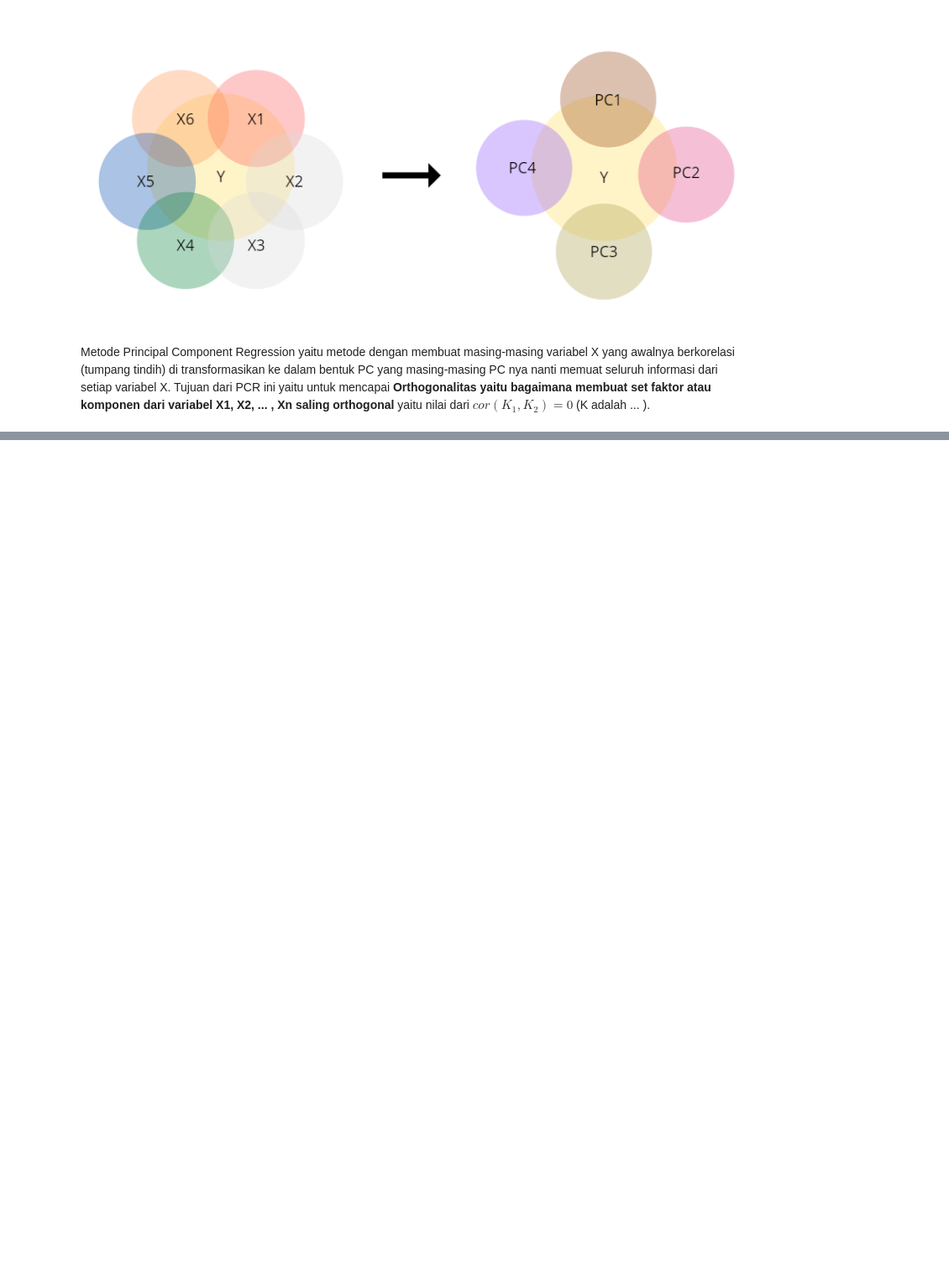
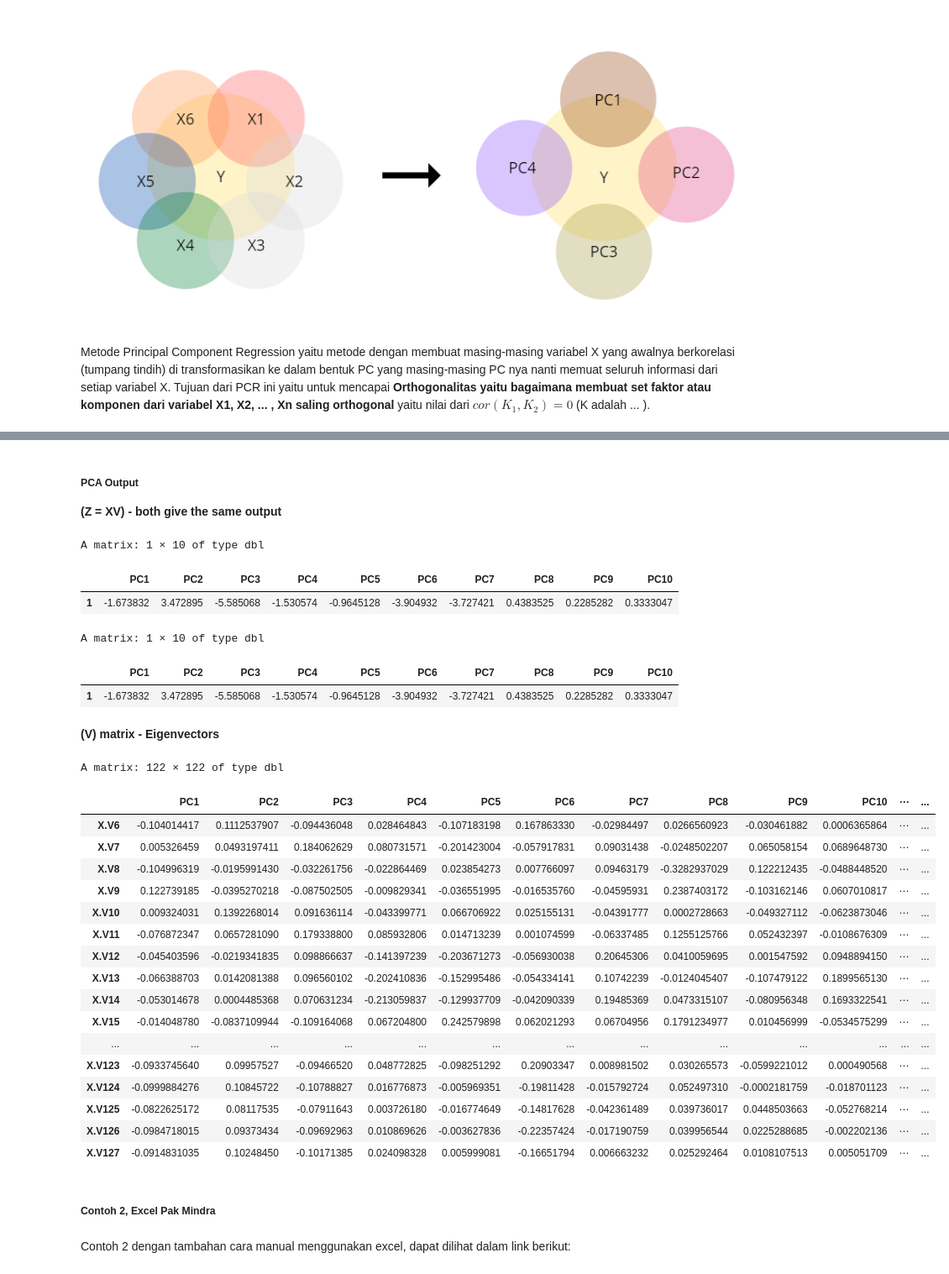
Before and after one commit to JuzmaFR/Analisis-Regresi-Catatan-Kuliah, a Jupyter notebook: Analisis Regresi.ipynb, the cells around one changed output, grey strips where cells are left out. Shown at 84% size. Cells and saved outputs as stored; diff of their text form; code cells hidden in the pictures; blank space fills up the shorter version.

```diff
--- a/Analisis Regresi.ipynb
+++ b/Analisis Regresi.ipynb
@@ -236,0 +331,4 @@ crimeData.descr <- crimeData[1:1450,]
+# %%
+crimeData.y <- crimeData.descr$y
+crimeData.descr$y <- NULL
+crimeData.y
@@ -241,0 +404,3 @@ ERROR: ignored
+# %%
+crimeData.norm <- data.Normalization(crimeData.descr, type="n1", normalization="column")
+crimeData.y.norm <- data.Normalization(crimeData.y, type="n1", normalization="column")
@@ -241,0 +409,3 @@ ERROR: ignored
+# %%
+crimeData.pca1 <- prcomp(crimeData.norm, center=TRUE, scale.=TRUE)
+summary(crimeData.pca1)
@@ -241,0 +430,42 @@ ERROR: ignored
+# %% [markdown]
+##### PCA Output
+**\(Z = XV\) - both give the same output**
+# %%
+crimeData.pca1$x [,1:10] %>% head(1)
+# %% [output]
+A matrix: 1 × 10 of type dbl
+|  | PC1 | PC2 | PC3 | PC4 | PC5 | PC6 | PC7 | PC8 | PC9 | PC10 |
+| 1 | -1.673832 | 3.472895 | -5.585068 | -1.530574 | -0.9645128 | -3.904932 | -3.727421 | 0.4383525 | 0.2285282 | 0.3333047 |
+# %%
+as.matrix(crimeData.norm) %*% as.matrix(crimeData.pca1$rotation) [,1:10] %>% head(1)
+# %% [output]
+A matrix: 1 × 10 of type dbl
+|  | PC1 | PC2 | PC3 | PC4 | PC5 | PC6 | PC7 | PC8 | PC9 | PC10 |
+| 1 | -1.673832 | 3.472895 | -5.585068 | -1.530574 | -0.9645128 | -3.904932 | -3.727421 | 0.4383525 | 0.2285282 | 0.3333047 |
+# %% [markdown]
+**\(V\) matrix - Eigenvectors**
+# %%
+crimeData.pca1$rotation
+# %% [output]
+A matrix: 122 × 122 of type dbl
+|  | PC1 | PC2 | PC3 | PC4 | PC5 | PC6 | PC7 | PC8 | PC9 | PC10 | ⋯ | ... |
+| X.V6 | -0.104014417 | 0.1112537907 | -0.094436048 | 0.028464843 | -0.107183198 | 0.167863330 | -0.02984497 | 0.0266560923 | -0.030461882 | 0.0006365864 | ⋯ | ... |
+| X.V7 | 0.005326459 | 0.0493197411 | 0.184062629 | 0.080731571 | -0.201423004 | -0.057917831 | 0.09031438 | -0.0248502207 | 0.065058154 | 0.0689648730 | ⋯ | ... |
+| X.V8 | -0.104996319 | -0.0195991430 | -0.032261756 | -0.022864469 | 0.023854273 | 0.007766097 | 0.09463179 | -0.3282937029 | 0.122212435 | -0.0488448520 | ⋯ | ... |
+| X.V9 | 0.122739185 | -0.0395270218 | -0.087502505 | -0.009829341 | -0.036551995 | -0.016535760 | -0.04595931 | 0.2387403172 | -0.103162146 | 0.0607010817 | ⋯ | ... |
+| X.V10 | 0.009324031 | 0.1392268014 | 0.091636114 | -0.043399771 | 0.066706922 | 0.025155131 | -0.04391777 | 0.0002728663 | -0.049327112 | -0.0623873046 | ⋯ | ... |
+| X.V11 | -0.076872347 | 0.0657281090 | 0.179338800 | 0.085932806 | 0.014713239 | 0.001074599 | -0.06337485 | 0.1255125766 | 0.052432397 | -0.0108676309 | ⋯ | ... |
+| X.V12 | -0.045403596 | -0.0219341835 | 0.098866637 | -0.141397239 | -0.203671273 | -0.056930038 | 0.20645306 | 0.0410059695 | 0.001547592 | 0.0948894150 | ⋯ | ... |
+| X.V13 | -0.066388703 | 0.0142081388 | 0.096560102 | -0.202410836 | -0.152995486 | -0.054334141 | 0.10742239 | -0.0124045407 | -0.107479122 | 0.1899565130 | ⋯ | ... |
+| X.V14 | -0.053014678 | 0.0004485368 | 0.070631234 | -0.213059837 | -0.129937709 | -0.042090339 | 0.19485369 | 0.0473315107 | -0.080956348 | 0.1693322541 | ⋯ | ... |
+| X.V15 | -0.014048780 | -0.0837109944 | -0.109164068 | 0.067204800 | 0.242579898 | 0.062021293 | 0.06704956 | 0.1791234977 | 0.010456999 | -0.0534575299 | ⋯ | ... |
+| ... | ... | ... | ... | ... | ... | ... | ... | ... | ... | ... | ... | ... |
+| X.V123 | -0.0933745640 | 0.09957527 | -0.09466520 | 0.048772825 | -0.098251292 | 0.20903347 | 0.008981502 | 0.030265573 | -0.0599221012 | 0.000490568 | ⋯ | ... |
+| X.V124 | -0.0999884276 | 0.10845722 | -0.10788827 | 0.016776873 | -0.005969351 | -0.19811428 | -0.015792724 | 0.052497310 | -0.0002181759 | -0.018701123 | ⋯ | ... |
+| X.V125 | -0.0822625172 | 0.08117535 | -0.07911643 | 0.003726180 | -0.016774649 | -0.14817628 | -0.042361489 | 0.039736017 | 0.0448503663 | -0.052768214 | ⋯ | ... |
+| X.V126 | -0.0984718015 | 0.09373434 | -0.09692963 | 0.010869626 | -0.003627836 | -0.22357424 | -0.017190759 | 0.039956544 | 0.0225288685 | -0.002202136 | ⋯ | ... |
+| X.V127 | -0.0914831035 | 0.10248450 | -0.10171385 | 0.024098328 | 0.005999081 | -0.16651794 | 0.006663232 | 0.025292464 | 0.0108107513 | 0.005051709 | ⋯ | ... |
+# %% [markdown]
+##### Contoh 2, Excel Pak Mindra
+# %% [markdown]
+Contoh 2 dengan tambahan cara manual menggunakan excel, dapat dilihat dalam link berikut:
```
Also changed, not shown: parts of 46 cells of this notebook.
